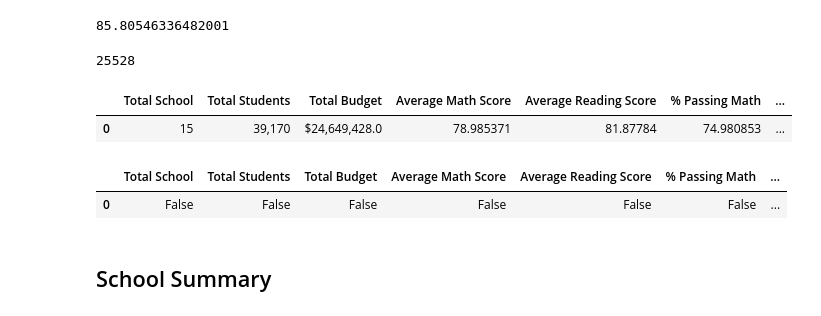
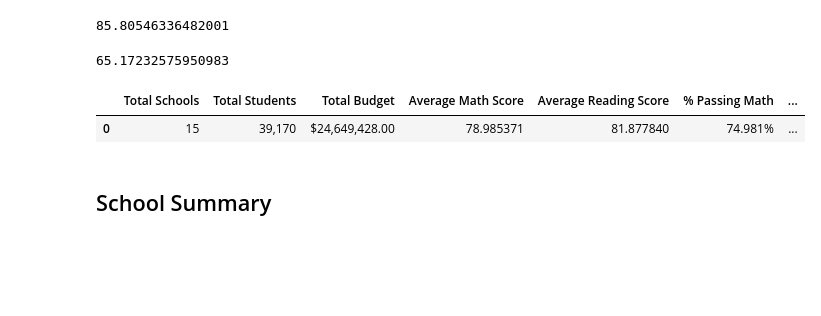
Before and after one commit to OkeyOc/Pandas_Challange_OC, a Jupyter notebook: Starter_Code4/Starter_Code/PyCitySchools/PyCitySchools_starter.ipynb, the cells around one changed output. Drawn from its saved outputs; the diff is of its cells as text; code cells hidden in the pictures; blank space fills up the shorter version.

```diff
--- a/Starter_Code4/Starter_Code/PyCitySchools/PyCitySchools_starter.ipynb
+++ b/Starter_Code4/Starter_Code/PyCitySchools/PyCitySchools_starter.ipynb
@@ -31,13 +29,13 @@ school_data_complete.head()
 ## District Summary
 # %%
 # Calculate the total number of unique schools
-school_count = school_data["school_name"].count()
+school_count = len(school_data_complete["school_name"].unique())
 school_count
 # %% [output]
 15
 # %%
 # Calculate the total number of students
-student_count = student_data["school_name"].count()
+student_count = len(school_data_complete["Student ID"])
 student_count
 # %% [output]
 39170
@@ -50,12 +51,12 @@ total_budget
 # %%
 # Calculate the average (mean) math score
-average_math_score = student_data["math_score"].mean()
+average_math_score = school_data_complete["math_score"].mean()
 average_math_score
 # %% [output]
 78.98537145774827
 # %%
 # Calculate the average (mean) reading score
-average_reading_score = student_data["reading_score"].mean()
+average_reading_score = school_data_complete["reading_score"].mean()
 average_reading_score
 # %% [output]
 81.87784018381414
@@ -74,39 +75,42 @@ passing_reading_percentage
 # %% [output]
 85.80546336482001
 # %%
-# Use the following to calculate the percentage of students that passed math and reading
+# Calculate the percentage of students that passed math and reading
 passing_math_reading_count = school_data_complete[
     (school_data_complete["math_score"] >= 70) & (school_data_complete["reading_score"] >= 70)
 ].count()["student_name"]
 overall_passing_rate = passing_math_reading_count /  float(student_count) * 100
-passing_math_reading_count
+overall_passing_rate
 # %% [output]
-25528
+65.17232575950983
 # %%
 # Create a high-level snapshot of the district's key metrics in a DataFrame
-district_summary = pd.DataFrame({"Total School":[school_count],
-                                 "Total Students":[student_count],
-                                "Total Budget":[total_budget],
-                                "Average Math Score":[average_math_score],
-                                "Average Reading Score":[average_reading_score],
-                                "% Passing Math":[passing_math_percentage],
-                                "% Passing Reading":[passing_reading_percentage],
-                                "% Overall Passing":[overall_passing_rate]})
+district_summary = pd.DataFrame ({"Total Schools" : [school_count],
+                                  "Total Students" : [student_count],
+                                  "Total Budget" : [total_budget],
+                                  "Average Math Score" : [average_math_score],
+                                  "Average Reading Score" : [average_reading_score],
+                                  "% Passing Math" : [passing_math_percentage],
+                                  "% Passing Reading" : [passing_reading_percentage],
+                                  "% Overall Passing" : [overall_passing_rate]})
+
+# Copy the summary DataFrame to keep the original for any future use before applying formatting as it will change datatypes
+district_summary_copy = district_summary.copy()
 
 # Formatting
-district_summary["Total Students"] = district_summary["Total Students"].map("{:,}".format)
-district_summary["Total Budget"] = district_summary["Total Budget"].map("${:,.1f}".format)
+district_summary_copy["Total Students"] = district_summary_copy["Total Students"].map("{:,}".format)
+district_summary_copy["Total Budget"] = district_summary_copy["Total Budget"].map("${:,.2f}".format)
+district_summary_copy["Average Math Score"] = district_summary_copy["Average Math Score"].map("{:,.6f}".format)
+district_summary_copy["Average Reading Score"] = district_summary_copy["Average Reading Score"].map("{:,.6f}".format)
+district_summary_copy["% Passing Math"] = district_summary_copy["% Passing Math"].map("{:,.3f}%".format)
+district_summary_copy["% Passing Reading"] = district_summary_copy["% Passing Reading"].map("{:,.3f}%".format)
+district_summary_copy["% Overall Passing"] = district_summary_copy["% Overall Passing"].map("{:,.3f}%".format)
 
 # Display the DataFrame
-district_summary
+district_summary_copy
 # %% [output]
-|  | Total School | Total Students | Total Budget | Average Math Score | Average Reading Score | % Passing Math | ... |
-| 0 | 15 | 39,170 | $24,649,428.0 | 78.985371 | 81.87784 | 74.980853 | ... |
+|  | Total Schools | Total Students | Total Budget | Average Math Score | Average Reading Score | % Passing Math | ... |
+| 0 | 15 | 39,170 | $24,649,428.00 | 78.985371 | 81.877840 | 74.981% | ... |
-# %%
-district_summary.isna()
-# %% [output]
-|  | Total School | Total Students | Total Budget | Average Math Score | Average Reading Score | % Passing Math | ... |
-| 0 | False | False | False | False | False | False | ... |
 # %% [markdown]
 ## School Summary
 # %%
```
Also changed, not shown: parts of 52 cells of this notebook.
